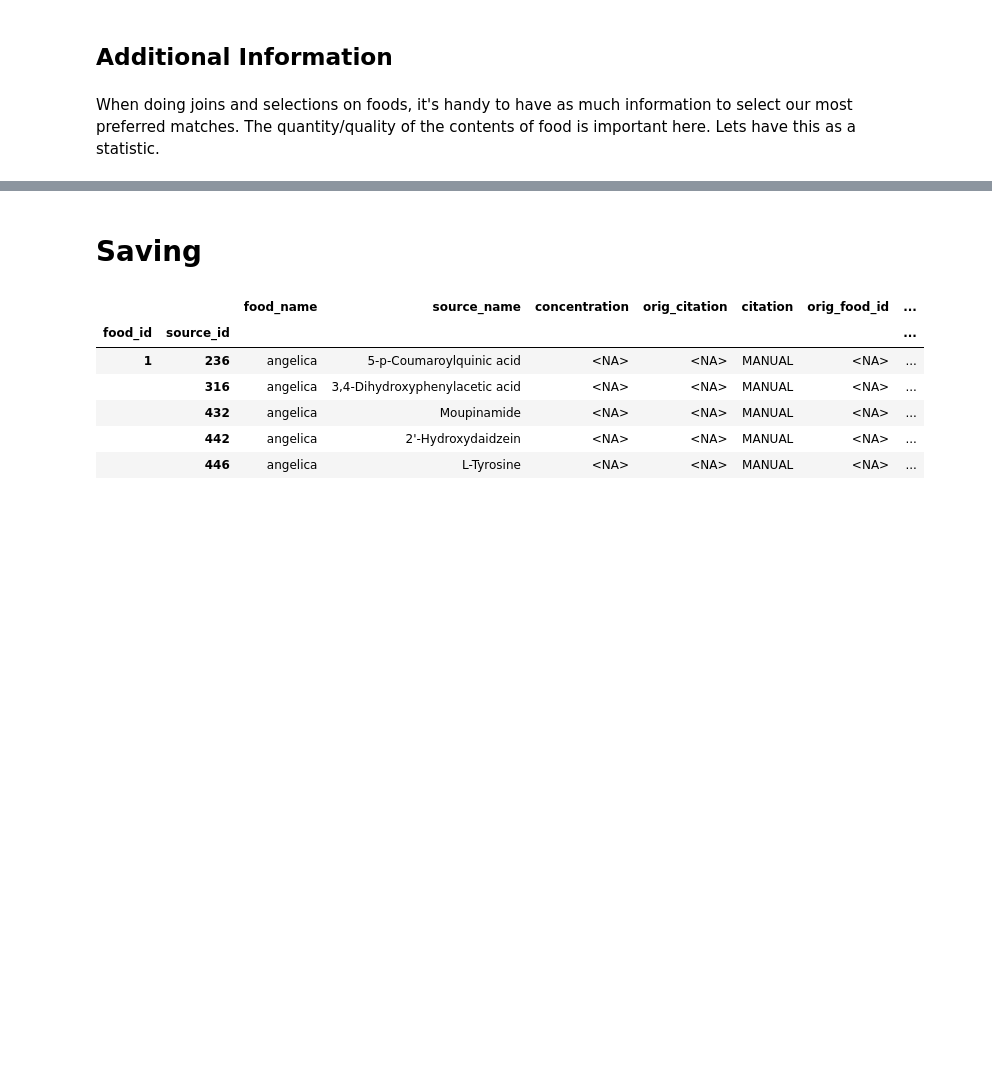
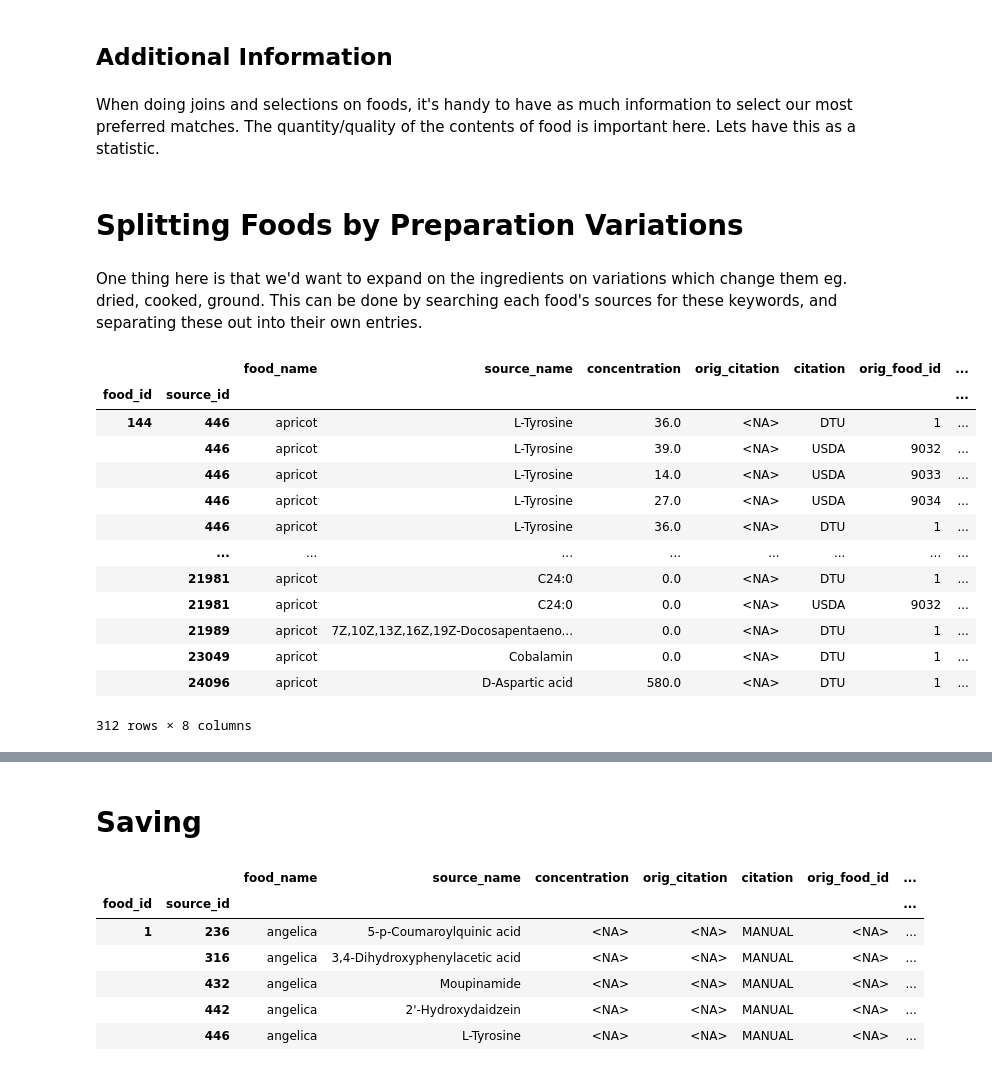
Before and after one commit to stephankostov/chemical-recipe-generator, a Jupyter notebook: notebooks/07-molecule-db-process.ipynb, the cells around one changed output, grey strips where cells are left out. Drawn from its saved outputs; the diff is of its cells as text; code cells hidden in the pictures; blank space fills up the shorter version.

Commit message:
splitting molecule_db foods prior to matching with recipes_db

```diff
--- a/notebooks/07-molecule-db-process.ipynb
+++ b/notebooks/07-molecule-db-process.ipynb
@@ -2932,3 +2932,26 @@ def get_content_df_size(food):
     return content_df.loc[food.name].shape[0]
 
 food_df['n_content'] = food_df.apply(get_content_df_size, axis=1)
+# %% [markdown]
+# Splitting Foods by Preparation Variations
+# %% [markdown]
+One thing here is that we'd want to expand on the ingredients on variations which change them eg. dried, cooked, ground. This can be done by searching each food's sources for these keywords, and separating these out into their own entries.
+# %%
+food_id = food_df.index[food_df['name'].str.lower().str.contains('apricot')]
+food_contents = content_df.loc[food_id]
+food_contents[food_contents['orig_food_common_name'].str.lower().str.contains('dried')]
+# %% [output]
+|  |  | food_name | source_name | concentration | orig_citation | citation | orig_food_id | ... |
+| food_id | source_id |  |  |  |  |  |  | ... |
+| 144 | 446 | apricot | L-Tyrosine | 36.0 | <NA> | DTU | 1 | ... |
+|  | 446 | apricot | L-Tyrosine | 39.0 | <NA> | USDA | 9032 | ... |
+|  | 446 | apricot | L-Tyrosine | 14.0 | <NA> | USDA | 9033 | ... |
+|  | 446 | apricot | L-Tyrosine | 27.0 | <NA> | USDA | 9034 | ... |
+|  | 446 | apricot | L-Tyrosine | 36.0 | <NA> | DTU | 1 | ... |
+|  | ... | ... | ... | ... | ... | ... | ... | ... |
+|  | 21981 | apricot | C24:0 | 0.0 | <NA> | DTU | 1 | ... |
+|  | 21981 | apricot | C24:0 | 0.0 | <NA> | USDA | 9032 | ... |
+|  | 21989 | apricot | 7Z,10Z,13Z,16Z,19Z-Docosapentaeno... | 0.0 | <NA> | DTU | 1 | ... |
+|  | 23049 | apricot | Cobalamin | 0.0 | <NA> | DTU | 1 | ... |
+|  | 24096 | apricot | D-Aspartic acid | 580.0 | <NA> | DTU | 1 | ... |
+312 rows × 8 columns
```
Also changed, not shown: parts of 16 cells of this notebook, 4 other files.
